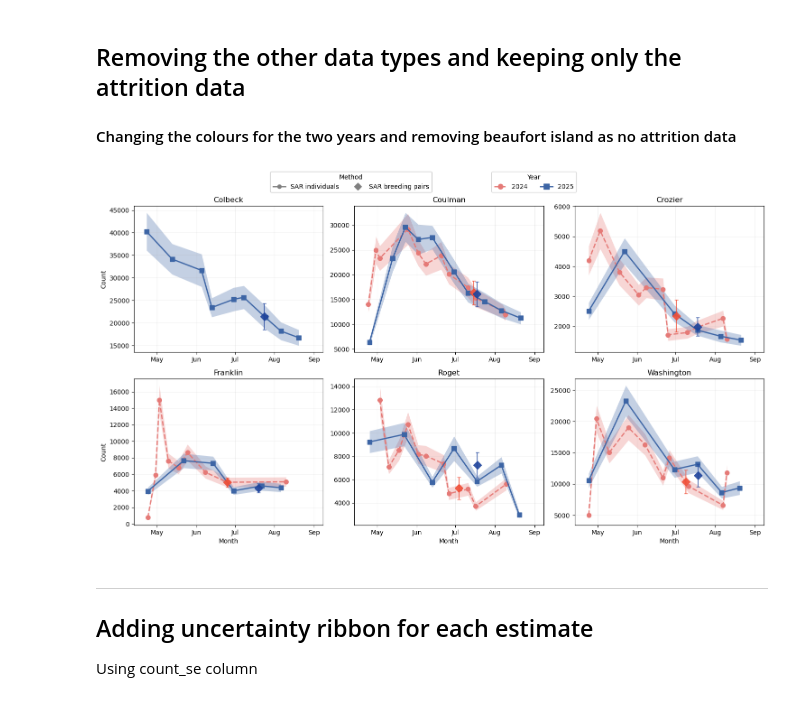
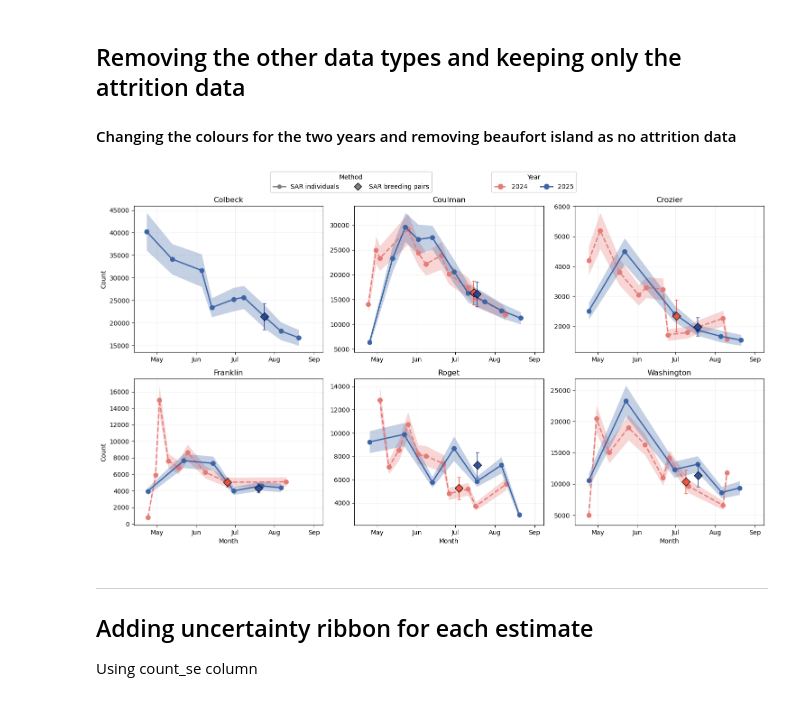
Before and after one commit to rosetazetta/SAR_RossSea_compare, a Jupyter notebook: Code/RossSeaPhenology_plot_refined.ipynb, the cells around one changed output. Cells and saved outputs as stored; diff of their text form; code cells hidden in the pictures.

```diff
--- a/Code/RossSeaPhenology_plot_refined.ipynb
+++ b/Code/RossSeaPhenology_plot_refined.ipynb
@@ -789,7 +789,7 @@ year_linestyles = {2024: "--", 2025: "-"}
 
 # Markers by method and year
 markers = {
-    "SAR":    {2024: "o", 2025: "s"},  # circle, square
+    "SAR":    {2024: "o", 2025: "o"},  # circle
     "SAR-bp": {2024: "D", 2025: "D"},  # diamond for breeding pairs
 }
 
@@ -866,8 +866,10 @@ for i, (ax, colony) in enumerate(zip(axes, colonies)):
                     capsize=3,
                     elinewidth=1.2,
                     markeredgewidth=1,
+                    markeredgecolor= "black",
                     alpha=0.9,
                     linestyle="none",
+                    zorder=5,
                     label=f"SAR-bp {year}"
                 )
 
@@ -893,7 +895,8 @@ method_handles = [
     plt.Line2D([0], [0], color="grey", linewidth=2,
                marker="o", markersize=6, label="SAR individuals"),
     plt.Line2D([0], [0], color="grey", linestyle="",
-               marker="D", markersize=8, label="SAR breeding pairs"),
+               marker="D", markersize=8, markeredgewidth=1,
+               markeredgecolor= "black", label="SAR breeding pairs"),
 ]
 
 # Year legend (colour, line style and marker)
@@ -915,34 +918,34 @@ legend1 = fig.legend(
     bbox_to_anchor=(0.38, 1.06),
     ncol=len(method_handles)
 )
 
 legend2 = fig.legend(
     handles=year_handles,
     title="Year",
     loc="upper center",
     bbox_to_anchor=(0.65, 1.06),
     ncol=len(years)
 )
 
 fig.add_artist(legend1)
 
 #fig.suptitle(
 #    "Emperor penguin SAR counts through the season, 2024 & 2025",
 #    fontsize=16,
 #    y=1.06
 #)
 
 plt.tight_layout()
 
 plt.savefig(
     os.path.join(INPUTPATH, "Results/all_colonies_RS2425_SARonly_v2.png"),
     bbox_inches="tight",
     dpi=600
 )
 
 plt.show()
 # %% [output]
-[figure, old version]
+[figure, new version]
 # %% [markdown]
 ____
 
```
Also changed, not shown: parts of 2 cells of this notebook, 7 other files.
